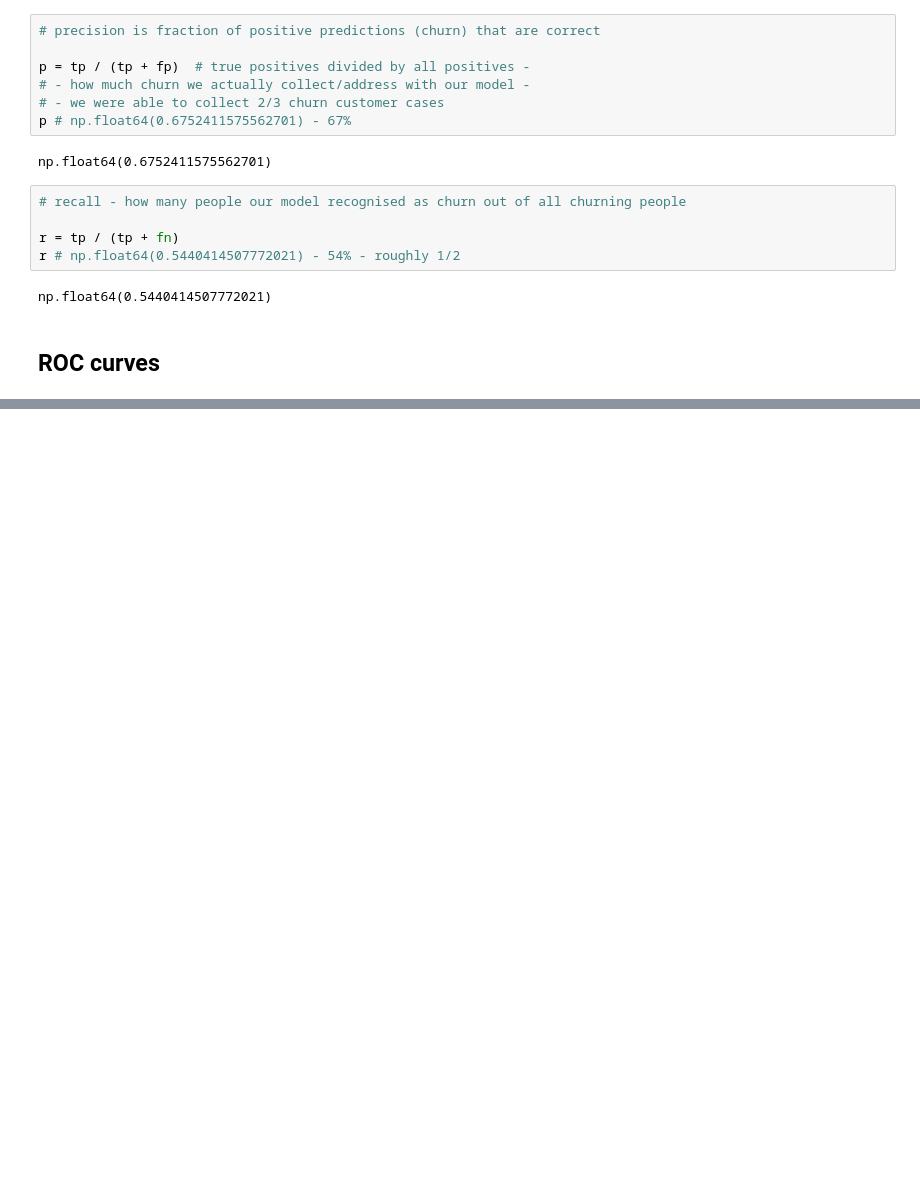
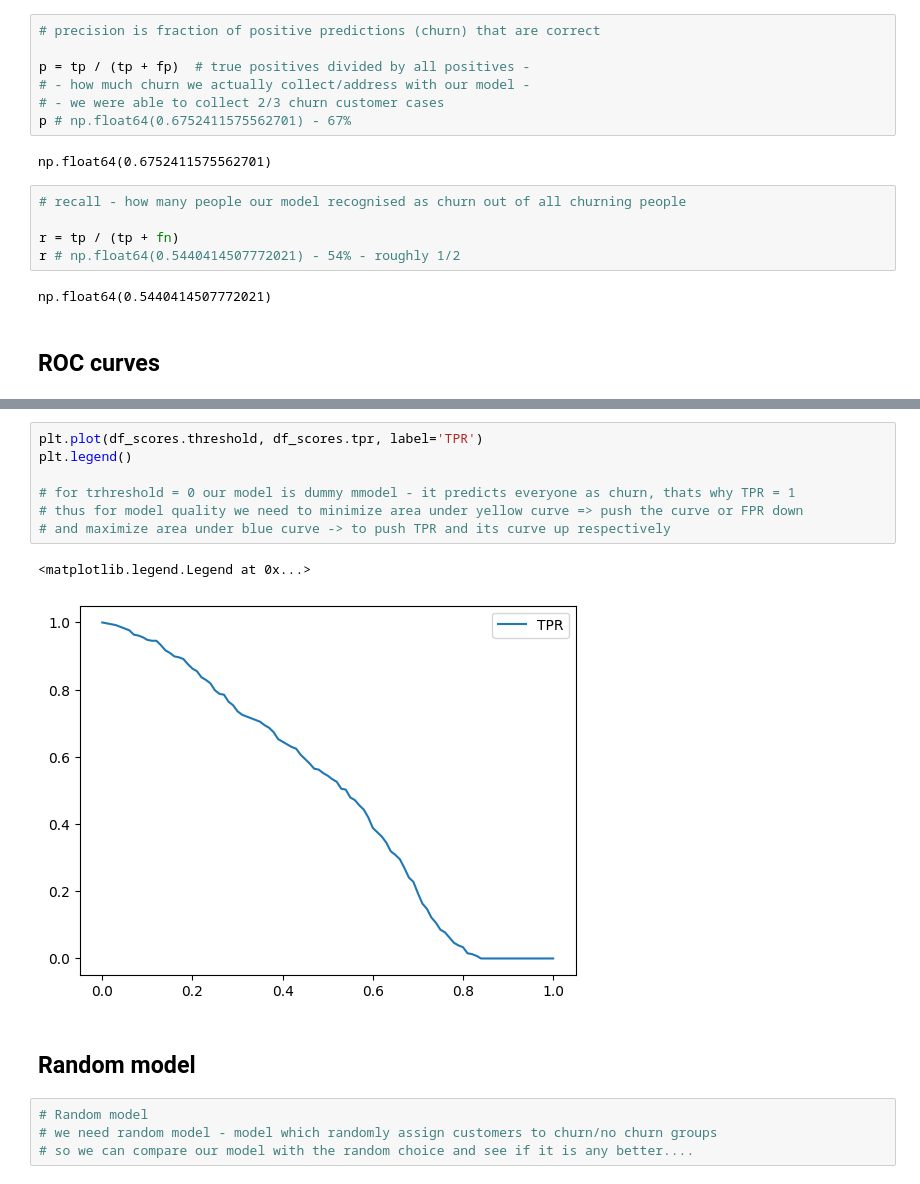
Before and after one commit to denis911/ML-zoomcamp-notebooks-modules-1-4, a Jupyter notebook: videos week 4 - evaluation.ipynb, the cells around one changed output, grey strips where cells are left out. Drawn from its saved outputs; the diff is of its cells as text; blank space fills up the shorter version.

Commit message:
Random model

```diff
--- a/videos week 4 - evaluation.ipynb
+++ b/videos week 4 - evaluation.ipynb
@@ -398,0 +495,16 @@ np.float64(0.5440414507772021)
+# %%
+plt.plot(df_scores.threshold, df_scores.tpr, label='TPR')
+plt.legend()
+
+# for trhreshold = 0 our model is dummy mmodel - it predicts everyone as churn, thats why TPR = 1
+# thus for model quality we need to minimize area under yellow curve => push the curve or FPR down
+# and maximize area under blue curve -> to push TPR and its curve up respectively
+# %% [output]
+<matplotlib.legend.Legend at 0x...>
+[figure, added]
+# %% [markdown]
+## Random model
+# %%
+# Random model
+# we need random model - model which randomly assign customers to churn/no churn groups
+# so we can compare our model with the random choice and see if it is any better....
```
Also changed, not shown: parts of 7 cells of this notebook.
